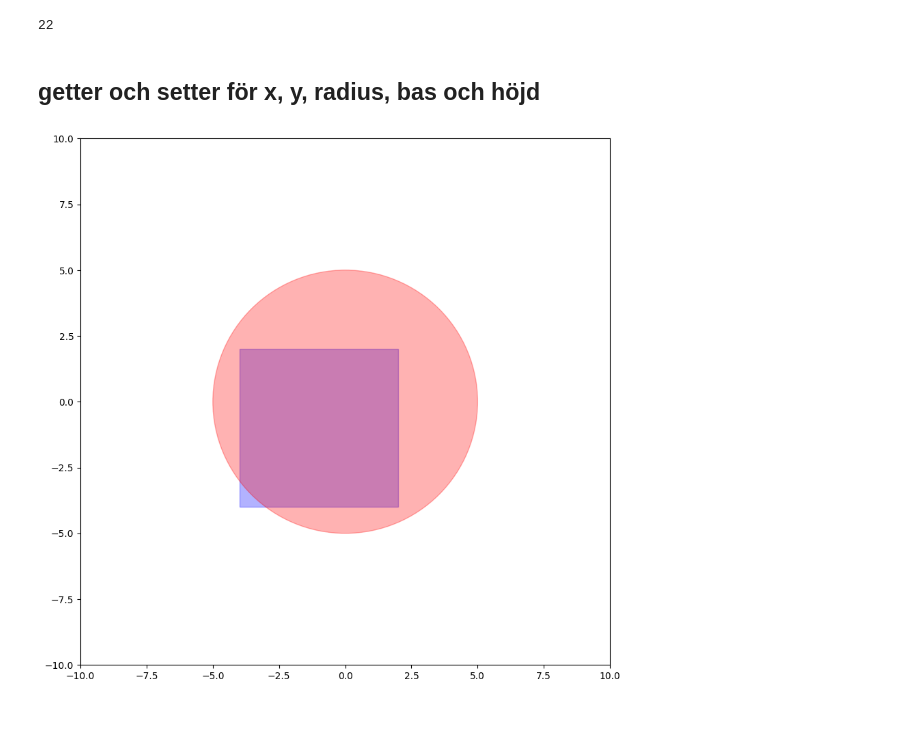
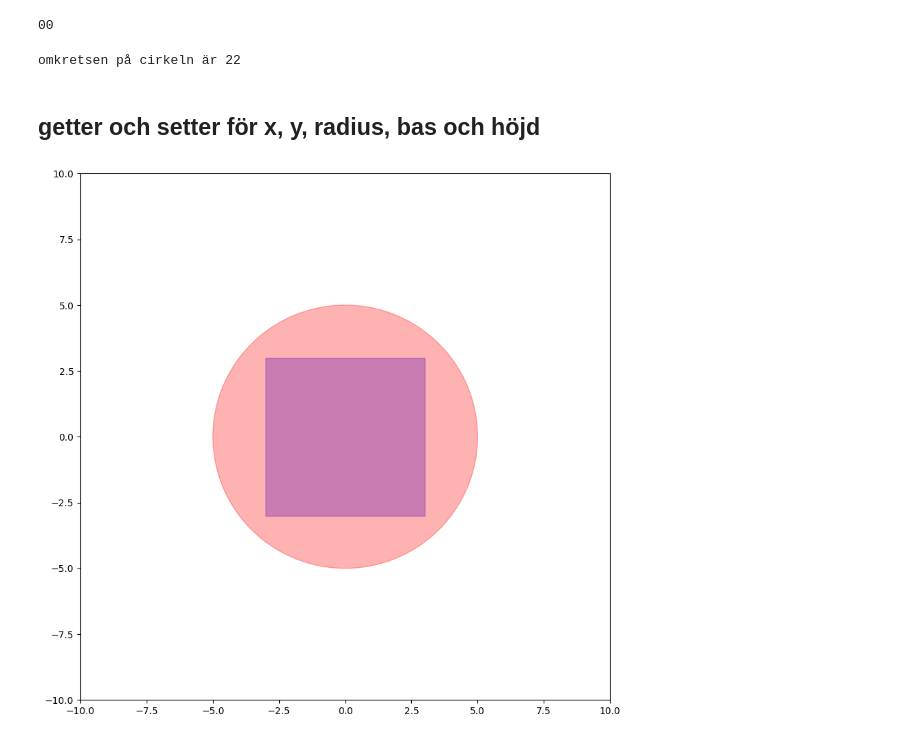
Before and after one commit to Danneftw1/Python-Daniel-Nilsson, a Jupyter notebook: Exercises/Labb3.ipynb, the cells around one changed output. Saved outputs shown, nothing was run; the diff lists cells and outputs as text; code cells hidden in the pictures.

```diff
--- a/Exercises/Labb3.ipynb
+++ b/Exercises/Labb3.ipynb
@@ -2,6 +2,9 @@
 from __future__ import annotations
 import math
 from matplotlib.pyplot import plot as plt
+from matplotlib.patches import Rectangle
+from matplotlib.patches import Circle
+import numpy as np
 
 #-------------------------------SHAPE CLASS------------------------------------------------------
 class Shapes: # Super klassen (överklassen)
@@ -29,37 +32,49 @@ class Shapes: # Super klassen (överklassen)
     def point_inside(self, point) -> bool:
         pass
 
-    def plot_shape(self):
+    def plot_shape(self, x_pos, y_pos, width, height, radius) -> float:
         pass
 
     def middle_position_x_y(self):
         pass
+
+#TODO hur ska man skriva ut plotten i en metod?
+
+p = Shapes(0,0)
+print(p)
+# %% [output]
+00
 # %%
+
 class Circle(Shapes):
     def __init__(self, x_pos: float, y_pos: float, radius: int):
         super().__init__(x_pos, y_pos) # what is sent up to super class (kan inte skicka med radius)
 
         self.radius = radius
-
+        self.area = math.pi * radius**2
+        self.circumference = 2 * math.pi * radius**2
 #-----------------------------GETTER & SETTER----------------------------------------
 
 #---------------------------------METHODS----------------------------------------------
 
-    def circle_checker(self, radius) -> bool:
-        pass
+    def circle_checker(self, radius) -> bool: # det är en cirkel som har sin mittpunkt i origo (x,y = 0) och radien är 1
+        if self.radius == 1 and self.x_pos == 0 and self.y_pos == 0:
+            return True
+        else:
+            return False
 
     def circle_circumference(self, radius) -> float:
         circumference = math.pi * radius**2
         return Circle(circumference)
 
     def circle_area(self) -> float:
-        area = 2 *
+        pass
 
 
-c = Circle(2,2,2)
-print(c)
+c = Circle()
+print(f"omkretsen på cirkeln är {c}")
 # %% [output]
-22
+omkretsen på cirkeln är 22
 # %%
 class Rectangle(Shapes):
     def __init__(self, x_pos: float, y_pos: float, rectangle_base: float, rectangle_height: float):
@@ -129,33 +144,28 @@ class Rectangle(Shapes):
 # %%
 import matplotlib.pyplot as plt
 from matplotlib.patches import Rectangle
 from matplotlib.patches import Circle
 import numpy as np
 
-# input1 = float(input("x"))
-# input2 = float(input("y"))
-
 x = 0
 y = 0
 
 bredd = 6
-hojd = 8
-bredd = bred/2
+hojd = 6
 
-xbredd = (x - bredd/2 * y - hojd/2)
-xhojd = (x - bredd/2 * y - hojd/2)
+xbredd = (x - bredd/2)
+xhojd = (y - hojd/2)
 
 # (x1 + b/2 * y1 + h/2)
 
-rect = Rectangle((xbredd, xhojd), 6, 6, alpha=0.3, fill=True, color="b") #förkortning funkar för färgen
+rect = Rectangle((xbredd, xhojd), bredd, hojd, alpha=0.3, fill=True, color="b") #förkortning funkar för färgen
 circle = Circle((0,0), 5, alpha=0.3, fill=True, color="r")
 
 
 
 plt.figure(figsize=(10, 10))
-
 plt.axis([-10, 10, -10, 10])
 plt.gca().add_patch(rect);
 plt.gca().add_patch(circle);
 # %% [output]
-[figure, old version]
+[figure, new version]
```
Also changed, not shown: 1 other file.
